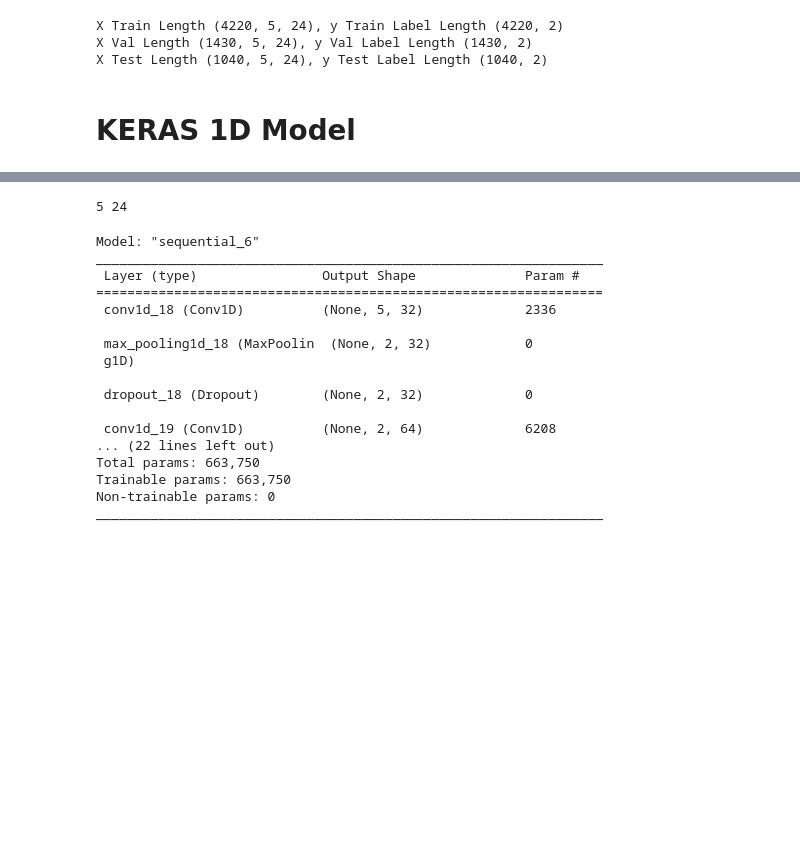
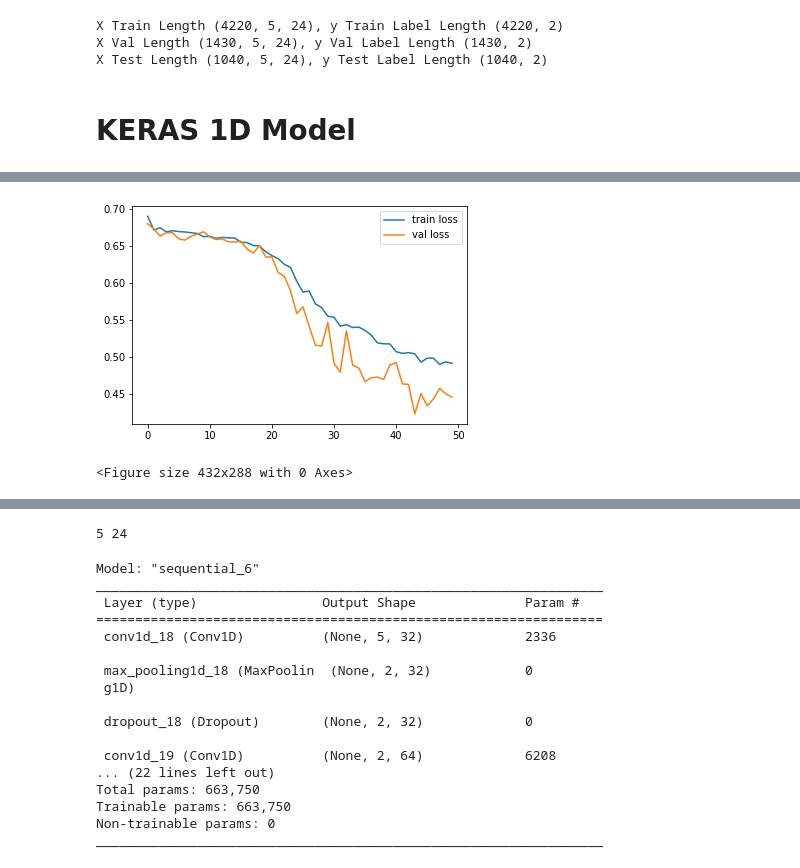
Before and after one commit to Cloblak/aipi540_deeplearning, a Jupyter notebook: 1D_CNN_Attempts/CDT1D_CNN_16FEB.ipynb, the cells around one changed output, grey strips where cells are left out. Cells and saved outputs as stored; diff of their text form; code cells hidden in the pictures; blank space fills up the shorter version.

```diff
--- a/1D_CNN_Attempts/CDT1D_CNN_16FEB.ipynb
+++ b/1D_CNN_Attempts/CDT1D_CNN_16FEB.ipynb
@@ -676,17 +676,17 @@ array([1, 0, 0, 0, 0, 1, 1, 0, 0, 1, 0, 0, 0, 0, 1, 1, 0, 1, 0, 0, 0, 0, 0, 0, 0
 
 # from sklearn.preprocessing import MinMaxScaler
 
+from sklearn.preprocessing import StandardScaler
+
 scalers = {}
 for i in range(X_train.shape[1]):
-    scalers[i] = MinMaxScaler()
+    scalers[i] = StandardScaler()
     X_train[:, i, :] = scalers[i].fit_transform(X_train[:, i, :])
 
 for i in range(X_val.shape[1]):
-    scalers[i] = MinMaxScaler()
     X_val[:, i, :] = scalers[i].fit_transform(X_val[:, i, :])
 
 for i in range(X_test.shape[1]):
-    scalers[i] = MinMaxScaler()
     X_test[:, i, :] = scalers[i].fit_transform(X_test[:, i, :])
 # %%
 def get_class_distribution(obj):
@@ -759,3 +759,14 @@ from keras.layers import Dropout
 from keras.layers.convolutional import Conv1D
 from keras.layers.convolutional import MaxPooling1D
 from tensorflow.keras.optimizers import Adam, Nadam
+# %%
+# Simple Model
+model = Sequential()
+model.add(Conv1D(filters=32, kernel_size=3, padding='same', activation='relu', input_shape=(X_train.shape[1],X_train.shape[2])))
+model.add(MaxPooling1D(pool_size=3, strides=1, padding='same'))
+model.add(Dropout(0.7))
+model.add(Flatten())
+model.add(Dense(1000,activation="relu"))
+model.add(Dense(500,activation="relu"))
+model.add(Dense(2,activation="softmax"))
+model.summary()
@@ -761,0 +791,12 @@ from tensorflow.keras.optimizers import Adam, Nadam
+# %%
+adam = Adam(learning_rate=0.001, decay=0.0001)
+nadam = Nadam(learning_rate=0.002, beta_1=0.9, beta_2=0.999, epsilon=1e-08, schedule_decay=0.004)
+
+def custom_loss_function(y_true, y_pred):
+   squared_difference = tf.square(y_true - y_pred)
+   return tf.reduce_mean(squared_difference, axis=-1)
+
+model.compile(loss='binary_crossentropy', optimizer=adam, metrics=["accuracy"])
+# %%
+batch_size = 12
+hist = model.fit(X_train, y_train, batch_size=batch_size, epochs=50, validation_data=(X_val, y_val)) #, class_weight={0:2, 1:3, 2:1})
@@ -761,0 +821,9 @@ from tensorflow.keras.optimizers import Adam, Nadam
+# %%
+plt.plot(hist.history['loss'], label='train loss')
+plt.plot(hist.history['val_loss'], label='val loss')
+plt.legend()
+plt.show()
+plt.savefig('LossVal_loss')
+# %% [output]
+[figure, added]
+<Figure size 432x288 with 0 Axes>
```
Also changed, not shown: parts of 7 cells of this notebook.
